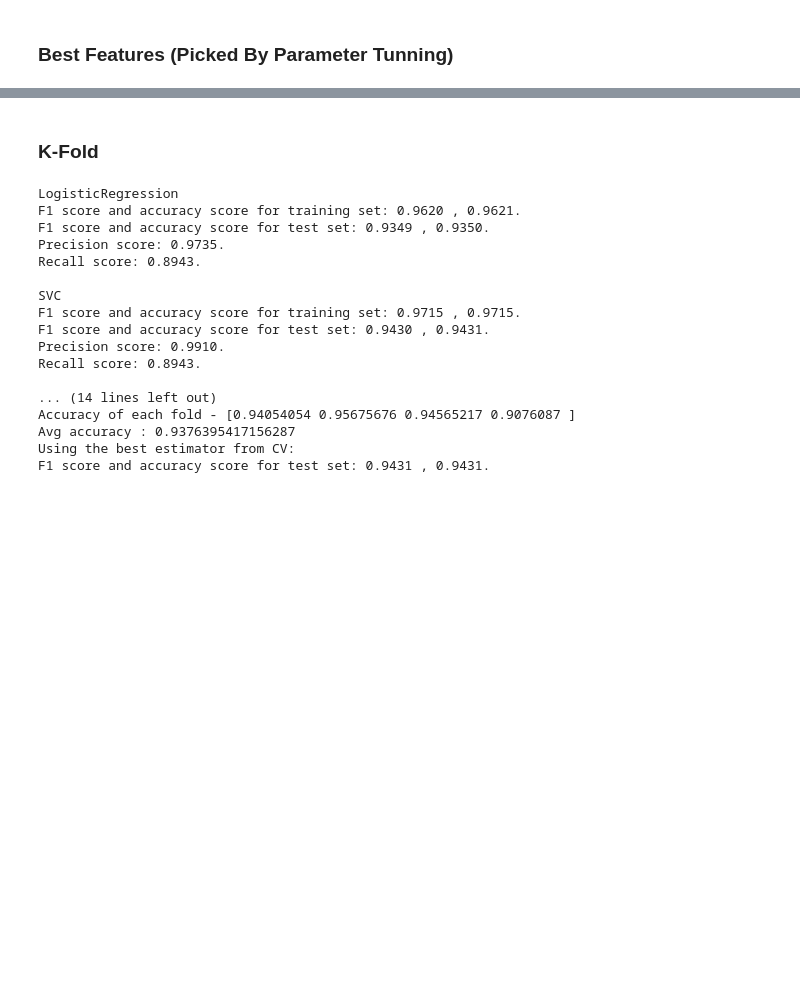
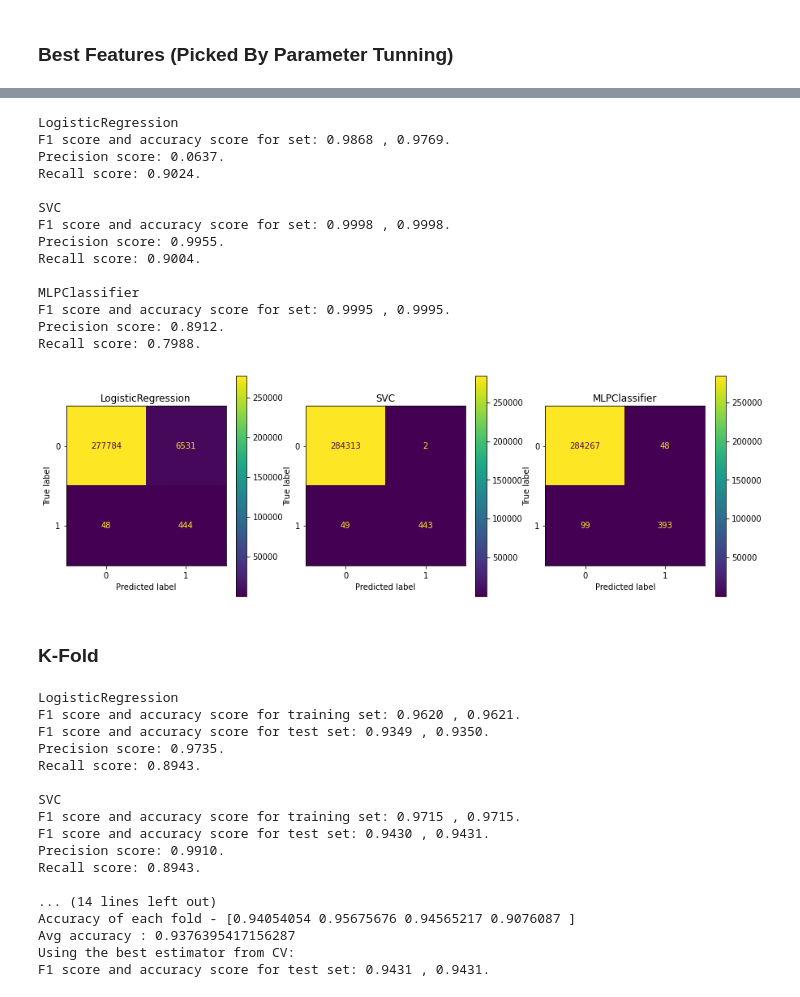
Before and after one commit to alexandreserras/Credit-Card-Fraud-Detection, a Jupyter notebook: Project.ipynb, the cells around one changed output, grey strips where cells are left out. Cells and saved outputs as stored; diff of their text form; code cells hidden in the pictures; blank space fills up the shorter version.

```diff
--- a/Project.ipynb
+++ b/Project.ipynb
@@ -673,3 +673,54 @@ Recall score: 0.9756.
+# %%
+original = pd.read_csv("creditcard.csv")
+
+X_original = original[feature_columns]
+X_original = StandardScaler().fit(X_original).transform(X_original)
+X_original = pd.DataFrame(X_original, columns = feature_columns)[best_features]
+
+original = pd.concat([X_original, original[label_column]], axis=1)
+
+y_original = original['Class']
+
+
+fig, axes = plt.subplots(1, len(clfs), figsize=(5*len(clfs), 5))
+
+for i in range(len(clfs)):
+    clf = clfs[i]
+    clf_name = clf.__class__.__name__
+
+    clf.fit(X_original, y_original)
+
+    print(clf_name)
+
+    y_pred_test = clf.predict(X_original)
+    acc_test = sum(y_original == y_pred_test) / float(len(y_pred_test))
+    f1_test = f1_score(y_original, y_pred_test, average='weighted')
+
+    print("F1 score and accuracy score for set: {:.4f} , {:.4f}.".format(f1_test , acc_test))
+
+    print("Precision score: {:.4f}.".format(precision_score(y_original, y_pred_test)))
+    print("Recall score: {:.4f}.".format(recall_score(y_original, y_pred_test)))
+
+    print()
+
+    plot_confusion_matrix(clf, X_original, y_original, ax=axes[i])
+    axes[i].set_title(clf_name)
+# %% [output]
+LogisticRegression
+F1 score and accuracy score for set: 0.9868 , 0.9769.
+Precision score: 0.0637.
+Recall score: 0.9024.
+
+SVC
+F1 score and accuracy score for set: 0.9998 , 0.9998.
+Precision score: 0.9955.
+Recall score: 0.9004.
+
+MLPClassifier
+F1 score and accuracy score for set: 0.9995 , 0.9995.
+Precision score: 0.8912.
+Recall score: 0.7988.
+[figure, added]
 # %% [markdown]
 ### K-Fold
 # %%
```
Also changed, not shown: parts of 15 cells of this notebook.
